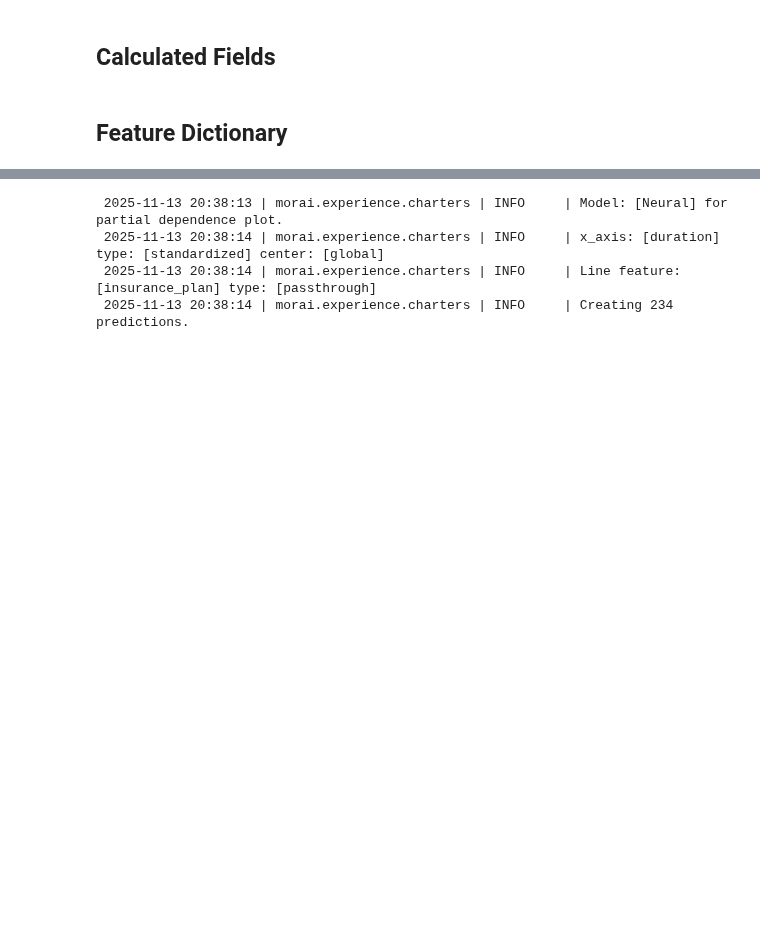
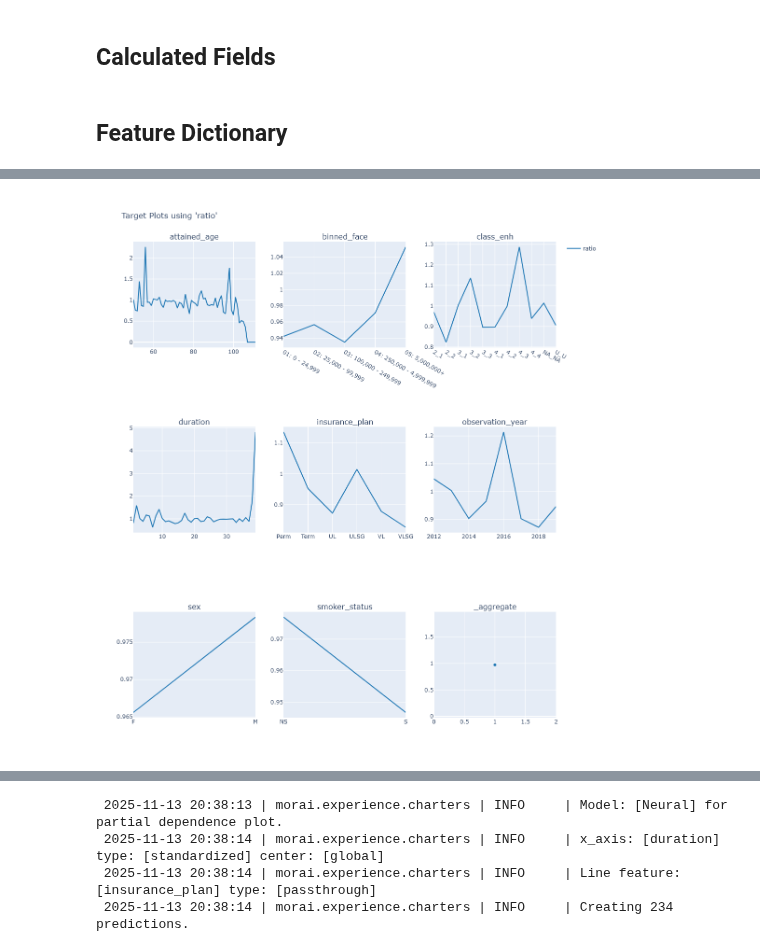
Before and after one commit to jkoestner/morai, a Jupyter notebook: notebooks/06.3.neural.ipynb, the cells around one changed output, grey strips where cells are left out. Cells and saved outputs as stored; diff of their text form; code cells hidden in the pictures; blank space fills up the shorter version.

```diff
--- a/notebooks/06.3.neural.ipynb
+++ b/notebooks/06.3.neural.ipynb
@@ -281,0 +309,11 @@ Index(['attained_age', 'binned_face', 'class_enh', 'duration',
+# %%
+# test set
+charters.target(
+    df=model_data.loc[X_test.index],
+    target="ratio",
+    cols=3,
+    features=model_features,
+    numerator=["death_claim_amount"],
+    denominator=["exp_amt_neural"],
+).show()
+# %% [output]
@@ -281,0 +321 @@ Index(['attained_age', 'binned_face', 'class_enh', 'duration',
+[figure, added]
```
Also changed, not shown: parts of 54 cells of this notebook, 7 other files.
